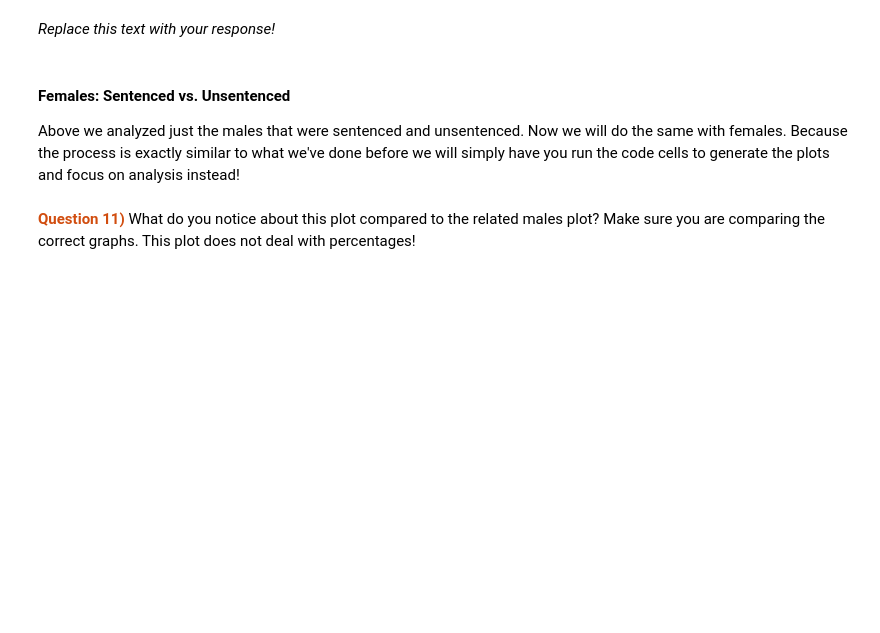
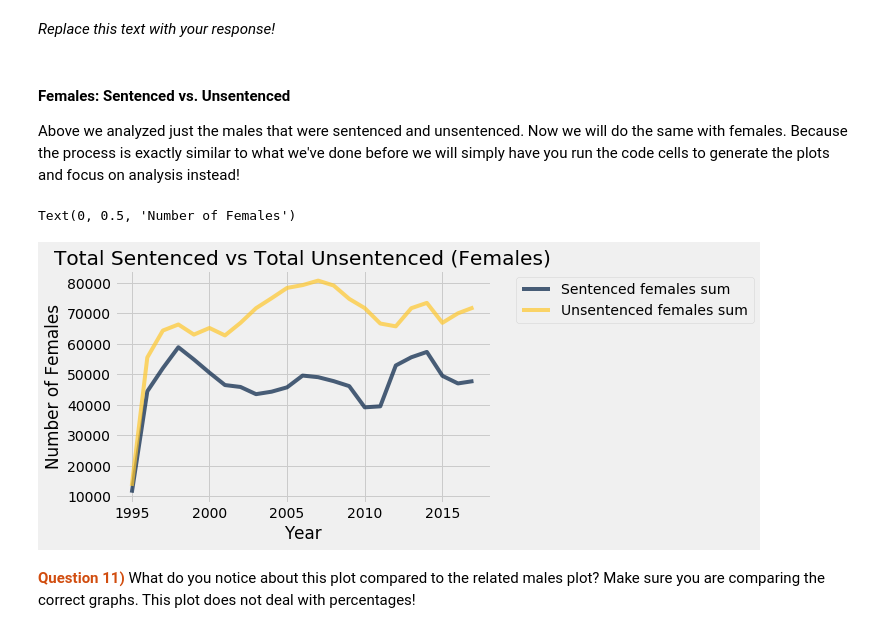
Before and after one commit to ds-modules/data-4ac, a Jupyter notebook: CAprisons/Lecture_2.ipynb, the cells around one changed output. Cells and saved outputs as stored; diff of their text form; code cells hidden in the pictures; blank space fills up the shorter version.

```diff
--- a/CAprisons/Lecture_2.ipynb
+++ b/CAprisons/Lecture_2.ipynb
@@ -232,8 +281,8 @@ Your turn!
 # %%
 # Replace the ellipsis with your code
 
-... = data_year.column(...)
-... = data_year.column(...)
+m_unsentenced = data_year.column("Unsentenced males sum")
+f_unsentenced = data_year.column("Unsentenced females sum")
 # %% [markdown]
 Now that we've saved all the relevant variables, let's see what `m_sentenced` looks like!
 # %%
@@ -247,7 +302,7 @@ sentenced_all =  m_sentenced + f_sentenced
 # %%
 # Replace the ellipsis with your code
 
-unsentenced_all = ...
+unsentenced_all = m_unsentenced + f_unsentenced
 # %% [markdown]
 We can now go ahead and add these two values to our original data table (called `data_year`). We will use the table function `with_column()` which takes in a label for your column, and the values that you want to assign to that new column.
 # %%
@@ -257,7 +312,7 @@ data_year = data_year.with_column("Total Sentenced", sentenced_all)
 # %%
 # Replace the ellipsis with your code
 
-data_year = data_year.with_column(..., ...)
+data_year = data_year.with_column("Total Unsentenced", unsentenced_all)
 # %% [markdown]
 Now let's look at our table to ensure that everything is in order. Use the `show` function to view the first 5 rows of your new table.
 # %%
@@ -443,15 +553,18 @@ plt.plot(x_coordinate2014_un, y_coordinate2014_un, 'ro')
 Above we analyzed just the males that were sentenced and unsentenced. Now we will do the same with females. Because the process is exactly similar to what we've done before we will simply have you run the code cells to generate the plots and focus on analysis instead!
 # %%
 # First, we create a table with only female information:
-females = data_year.select('Year', 'Sentenced females sum', 'Unsentenced females sun')
+females = data_year.select('Year', 'Sentenced females sum', 'Unsentenced females sum')
 
 # Next, we generate a plot that shows the number of both sentenced and unsentenced
 # females over the years.
 females.plot('Year')
 
 plt.title("Total Sentenced vs Total Unsentenced (Females)")
 plt.xlabel("Year")
 plt.ylabel("Number of Females")
+# %% [output]
+Text(0, 0.5, 'Number of Females')
+[figure, added]
 # %% [markdown]
 <font color = #d14d0f>**Question 11)**</font> What do you notice about this plot compared to the related males plot? Make sure you are comparing the correct graphs. This plot does not deal with percentages!
 # %% [markdown]
```
Also changed, not shown: parts of 24 cells of this notebook.
